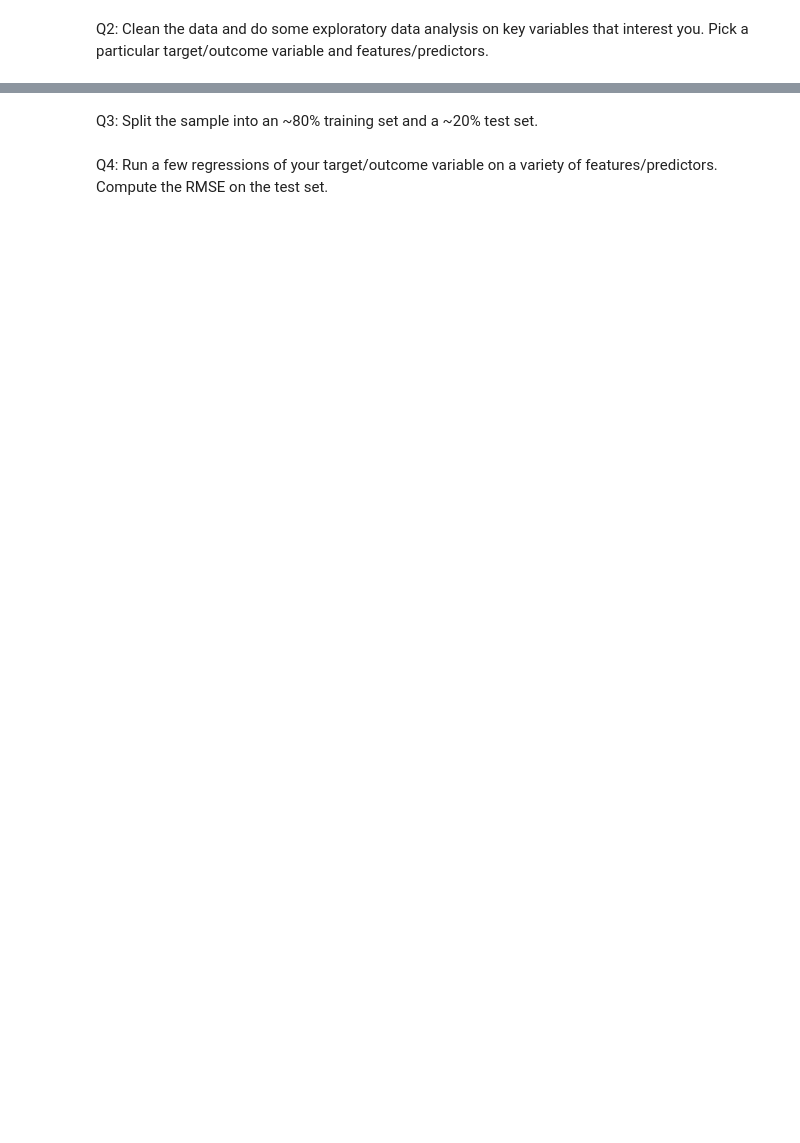
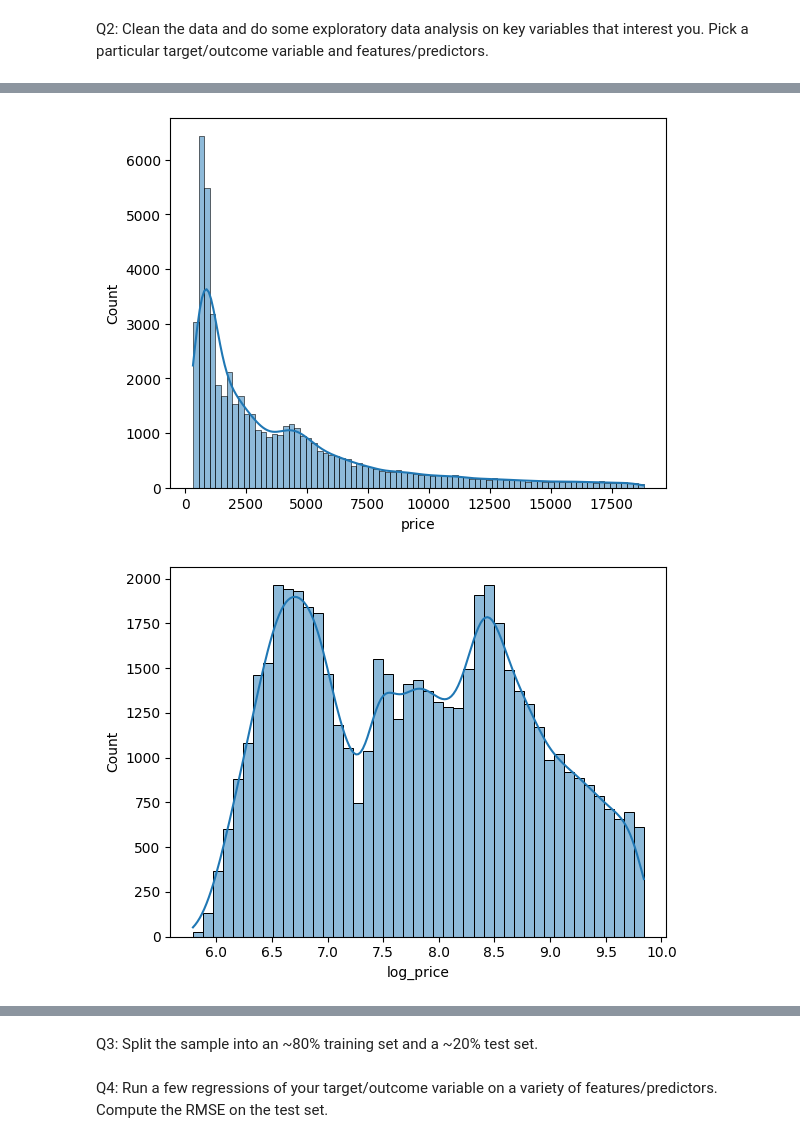
Before and after one commit to natalie-s11/week_8, a Jupyter notebook: Lab_IV_Linear_Models.ipynb, the cells around one changed output, grey strips where cells are left out. Drawn from its saved outputs; the diff is of its cells as text; code cells hidden in the pictures; blank space fills up the shorter version.

Commit message:
Personal dataset

```diff
--- a/Lab_IV_Linear_Models.ipynb
+++ b/Lab_IV_Linear_Models.ipynb
@@ -810,0 +813,18 @@ Q1: Find a dataset on a topic you're interested in. Some easy options are data.g
+# %%
+# note: i was able to get all this block of code from kaggle
+# Install dependencies as needed:
+# pip install kagglehub[pandas-datasets]
+import kagglehub
+from kagglehub import KaggleDatasetAdapter
+
+# Set the path to the file you'd like to load
+file_path = "diamonds.csv"
+
+# Load the latest version
+df = kagglehub.load_dataset(
+  KaggleDatasetAdapter.PANDAS,
+  "shivam2503/diamonds",
+  file_path,
+)
+
+print(df.head())
@@ -811,2 +845,12 @@ Q1: Find a dataset on a topic you're interested in. Some easy options are data.g
 # %% [markdown]
 Q2: Clean the data and do some exploratory data analysis on key variables that interest you. Pick a particular target/outcome variable and features/predictors.
+# %%
+# rename columns x y and z
+df = df.rename(columns={
+    'x': 'x_length_mm',
+    'y': 'y_width_mm',
+    'z': 'z_depth_mm'
+})
+
+# make sure i did that correctly
+print(df.columns)
@@ -812,0 +861,3 @@ Q2: Clean the data and do some exploratory data analysis on key variables that i
+# %%
+# drop unnamed: 0 column
+df.drop(columns='Unnamed: 0', inplace=True)
@@ -812,0 +894,14 @@ Q2: Clean the data and do some exploratory data analysis on key variables that i
+# %%
+# i am interested in price, carat, cut, color, x_length_mm, y_width_mm, and z_depth_mm
+# plot kde of these
+sns.histplot(df['price'], kde=True)
+plt.show()
+# change to log_price for better distribution
+df['log_price'] = np.log1p(df['price'])
+sns.histplot(df['log_price'], kde=True)
+plt.show()
+# better so drop price now
+df.drop(columns='price', inplace=True)
+# %% [output]
+[figure, added]
+[figure, added]
```
Also changed, not shown: parts of 18 cells of this notebook.
